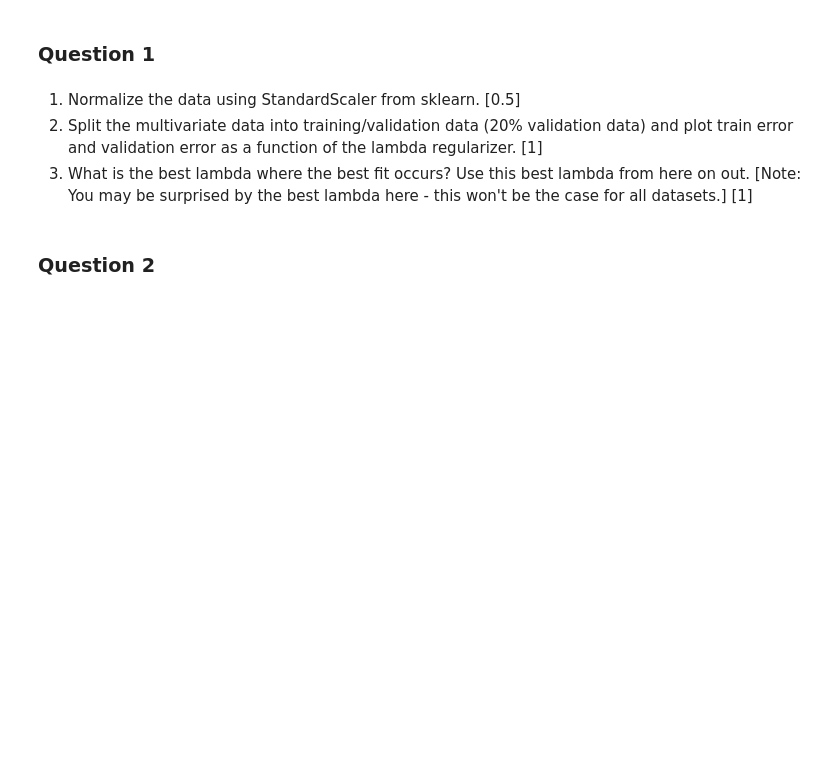
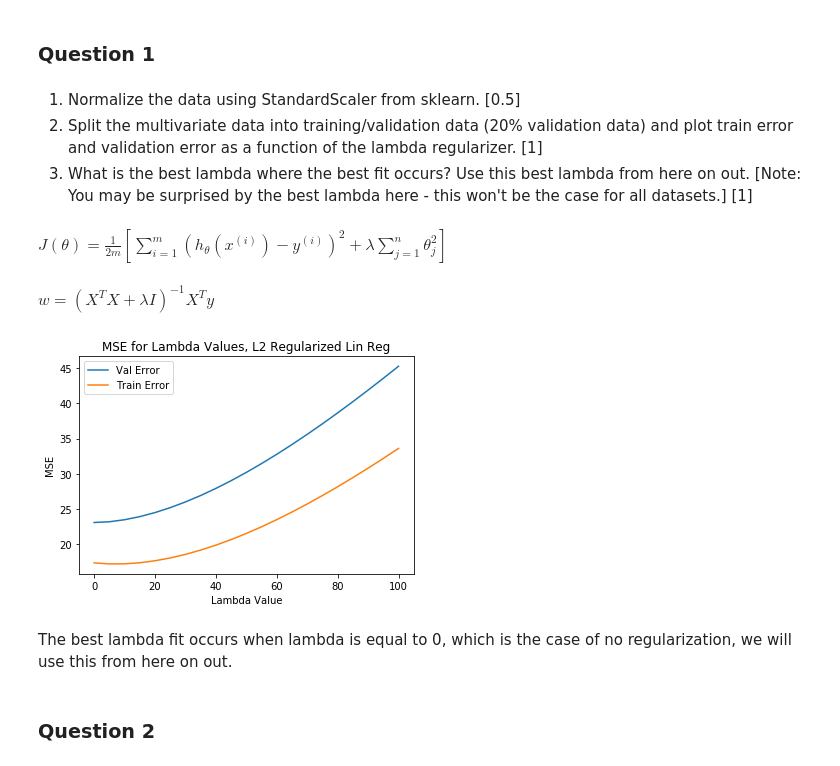
Before and after one commit to Jacobdb2/Lin-Reg-Gradient-Descent, a Jupyter notebook: lab_4_1.ipynb, the cells around one changed output. Saved outputs shown, nothing was run; the diff lists cells and outputs as text; code cells hidden in the pictures; blank space fills up the shorter version.

```diff
--- a/lab_4_1.ipynb
+++ b/lab_4_1.ipynb
@@ -443,3 +458,50 @@ We'll work with the above dataset for the assignment below. Create a blank noteb
+# %%
+df = pd.DataFrame(dataset.data, columns=dataset.feature_names)
+df['MEDV'] = dataset.target
+# %%
+#Our target variable is MEDV
+X = df.rename(columns = {"MEDV": "bias"})
+y = df['MEDV']
+# %%
+scaler = StandardScaler()
+#Scale the columns
+X[X.columns] = scaler.fit_transform(X[X.columns])
+#We need a bias columns that represents the b term in y= mx + b, so set to 1's post scaling
+X["bias"] = np.ones(506)
+# %%
+#Splitting data
+X_train, X_val, y_train, y_val = train_test_split(X, y, test_size=0.2, random_state=35)
+# %% [markdown]
+$J(\theta) = \frac{1}{2m}[\sum_{i=1}^m(h_\theta (x^{(i)}) - y^{(i)})^2 + \lambda\sum_{j=1}^n\theta^2_j]$
+# %% [markdown]
+$w = (X^TX + \lambda I)^{-1}X^Ty$
+# %%
+def lin_reg_mse_plot(X_train, y_train, X_val, y_val):
+  mse_train = []
+  mse_val = []
+  lamb = np.arange(0,101,5)
+  for lam in lamb:
+    w = np.dot(np.dot(np.linalg.inv(np.dot(X_train.T, X_train) + np.identity(X_train.shape[1])*lam), X_train.T), y_train)
+    y_pred_train = np.dot(X_train,w)
+    mse_train.append(mean_squared_error(y_train, y_pred_train))
+    y_pred_val = np.dot(X_val, w)
+    mse_val.append(mean_squared_error(y_val, y_pred_val))
+  plt.plot(lamb, mse_train, lamb, mse_val)
+    # print(str(mse_val) + "break")
+    # print(mse_train)
+  return w
+
+
+plt.title("MSE for Lambda Values, L2 Regularized Lin Reg")
+plt.xlabel("Lambda Value")
+plt.ylabel("MSE")
+w = lin_reg_mse_plot(X_train, y_train, X_val, y_val)
+plt.legend(['Val Error', 'Train Error'])
+plt.show()
+# %% [output]
+[figure, added]
+# %% [markdown]
+The best lambda fit occurs when lambda is equal to 0, which is the case of no regularization, we will use this from here on out.
 # %% [markdown]
 ### Question 2
 # %% [markdown]
```
Also changed, not shown: parts of 21 cells of this notebook.
